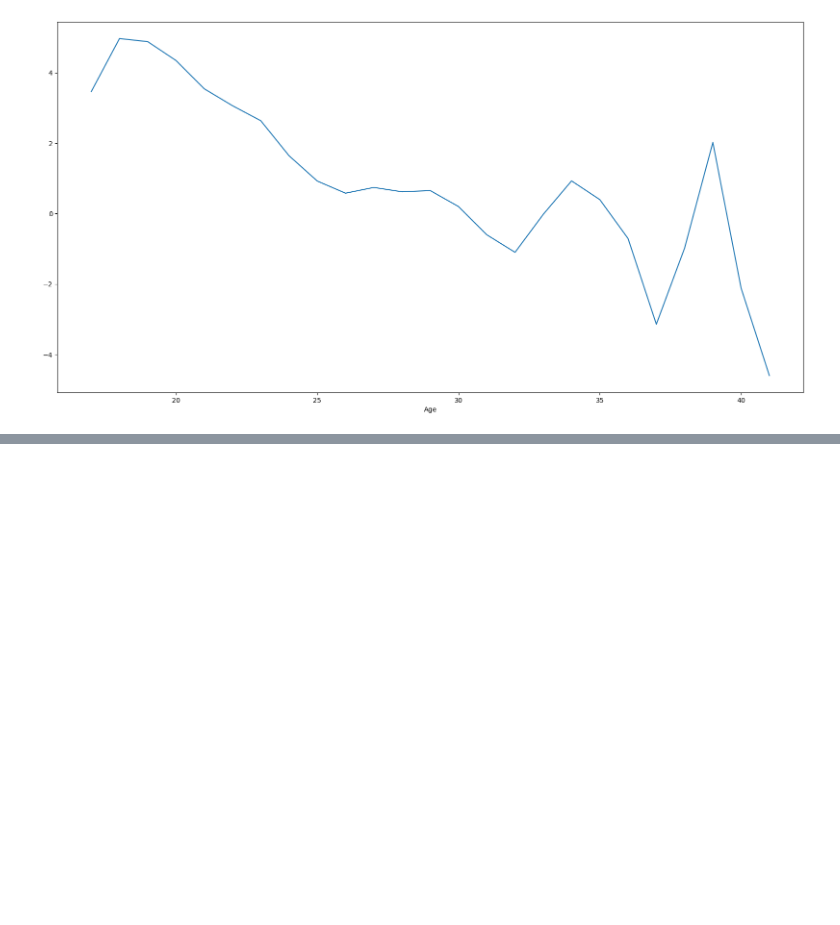
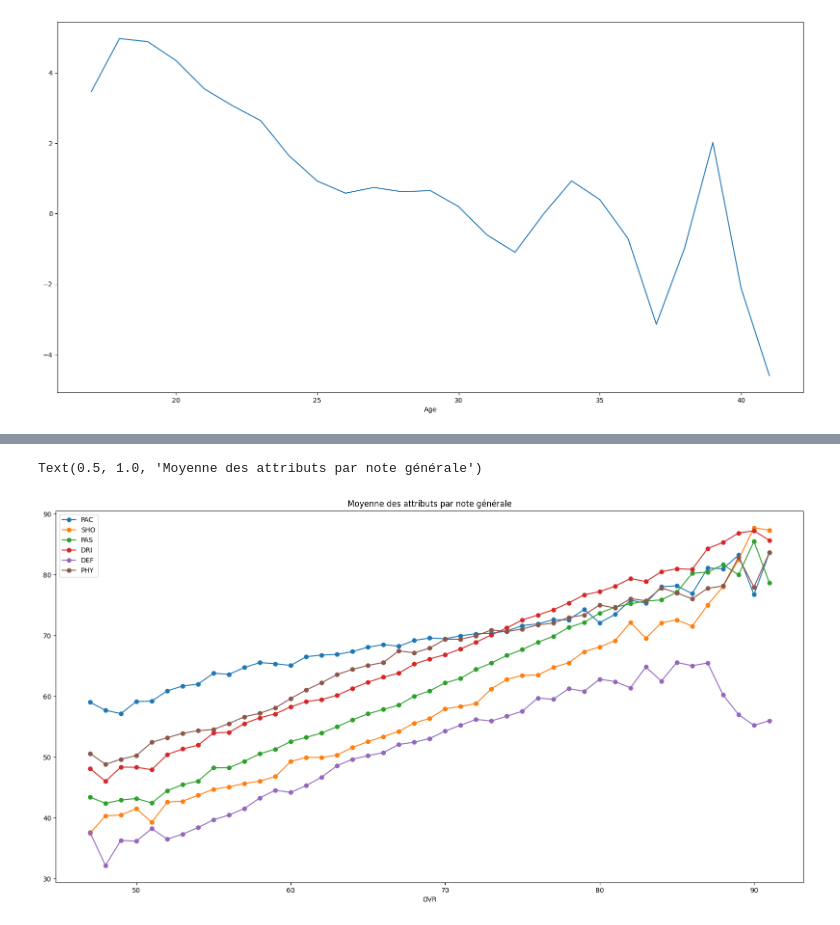
Before and after one commit to julian240502/Fifa_Scouting, a Jupyter notebook: exploration/exploration.ipynb, the cells around one changed output, grey strips where cells are left out. Drawn from its saved outputs; the diff is of its cells as text; code cells hidden in the pictures; blank space fills up the shorter version.

```diff
--- a/exploration/exploration.ipynb
+++ b/exploration/exploration.ipynb
@@ -210,0 +203,6 @@ df.to_csv(os.path.join(base_dir,os.pardir,'data', 'processed','processed_male_pl
+# %%
+df2.groupby('OVR')[['PAC', 'SHO', 'PAS', 'DRI', 'DEF', 'PHY']].mean().plot(kind='line', figsize=(20,10), marker='o', linestyle='-')
+plt.title('Moyenne des attributs par note générale')
+# %% [output]
+Text(0.5, 1.0, 'Moyenne des attributs par note générale')
+[figure, added]
```
Also changed, not shown: parts of 39 cells of this notebook, 13 other files.
